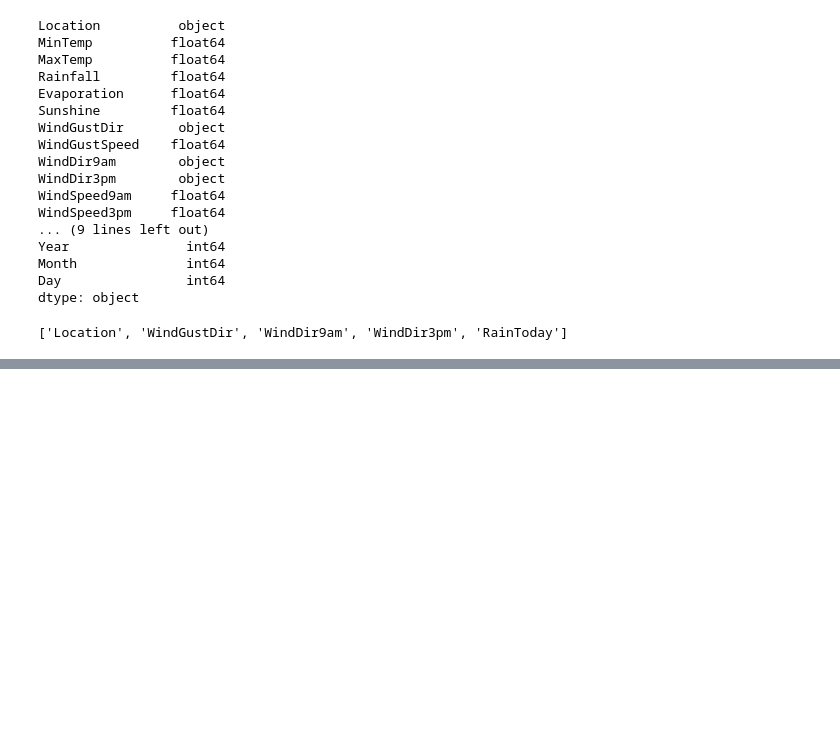
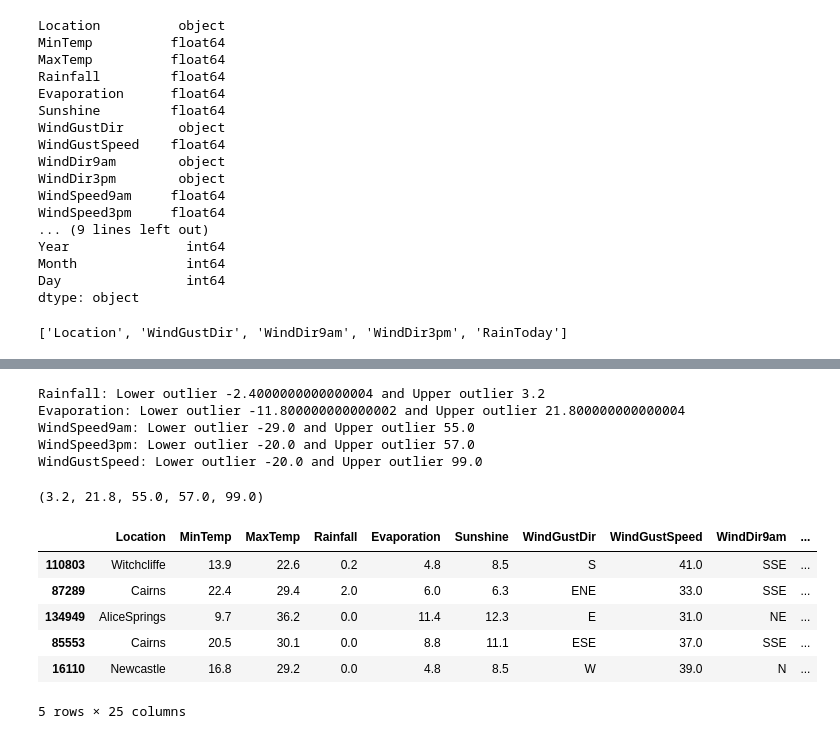
Before and after one commit to Erik-gitmannen1337-M/Rain, a Jupyter notebook: Rain.ipynb, the cells around one changed output, grey strips where cells are left out. Cells and saved outputs as stored; diff of their text form; code cells hidden in the pictures; blank space fills up the shorter version.

```diff
--- a/Rain.ipynb
+++ b/Rain.ipynb
@@ -478,0 +618,12 @@ dtype: int64
+# %%
+FindOutliers(train.Rainfall)
+FindOutliers(train.Evaporation)
+FindOutliers(train.WindSpeed9am)
+FindOutliers(train.WindSpeed3pm)
+FindOutliers(train.WindGustSpeed)
+# %% [output]
+Rainfall: Lower outlier -2.4000000000000004 and Upper outlier 3.2
+Evaporation: Lower outlier -11.800000000000002 and Upper outlier 21.800000000000004
+WindSpeed9am: Lower outlier -29.0 and Upper outlier 55.0
+WindSpeed3pm: Lower outlier -20.0 and Upper outlier 57.0
+WindGustSpeed: Lower outlier -20.0 and Upper outlier 99.0
@@ -478,0 +640,18 @@ dtype: int64
+# %%
+X_train.Rainfall.max(), X_train.Evaporation.max(), X_train.WindSpeed9am.max(), X_train.WindSpeed3pm.max(), X_train.WindGustSpeed.max()
+# %% [output]
+(3.2, 21.8, 55.0, 57.0, 99.0)
+# %%
+X_train['RainToday']
+encoder = ce.BinaryEncoder(cols=['RainToday'])
+X_train = encoder.fit_transform(X_train)
+X_test = encoder.transform(X_test)
+X_train.head()
+# %% [output]
+|  | Location | MinTemp | MaxTemp | Rainfall | Evaporation | Sunshine | WindGustDir | WindGustSpeed | WindDir9am | ... |
+| 110803 | Witchcliffe | 13.9 | 22.6 | 0.2 | 4.8 | 8.5 | S | 41.0 | SSE | ... |
+| 87289 | Cairns | 22.4 | 29.4 | 2.0 | 6.0 | 6.3 | ENE | 33.0 | SSE | ... |
+| 134949 | AliceSprings | 9.7 | 36.2 | 0.0 | 11.4 | 12.3 | E | 31.0 | NE | ... |
+| 85553 | Cairns | 20.5 | 30.1 | 0.0 | 8.8 | 11.1 | ESE | 37.0 | SSE | ... |
+| 16110 | Newcastle | 16.8 | 29.2 | 0.0 | 4.8 | 8.5 | W | 39.0 | N | ... |
+5 rows × 25 columns
```
Also changed, not shown: parts of 28 cells of this notebook.
